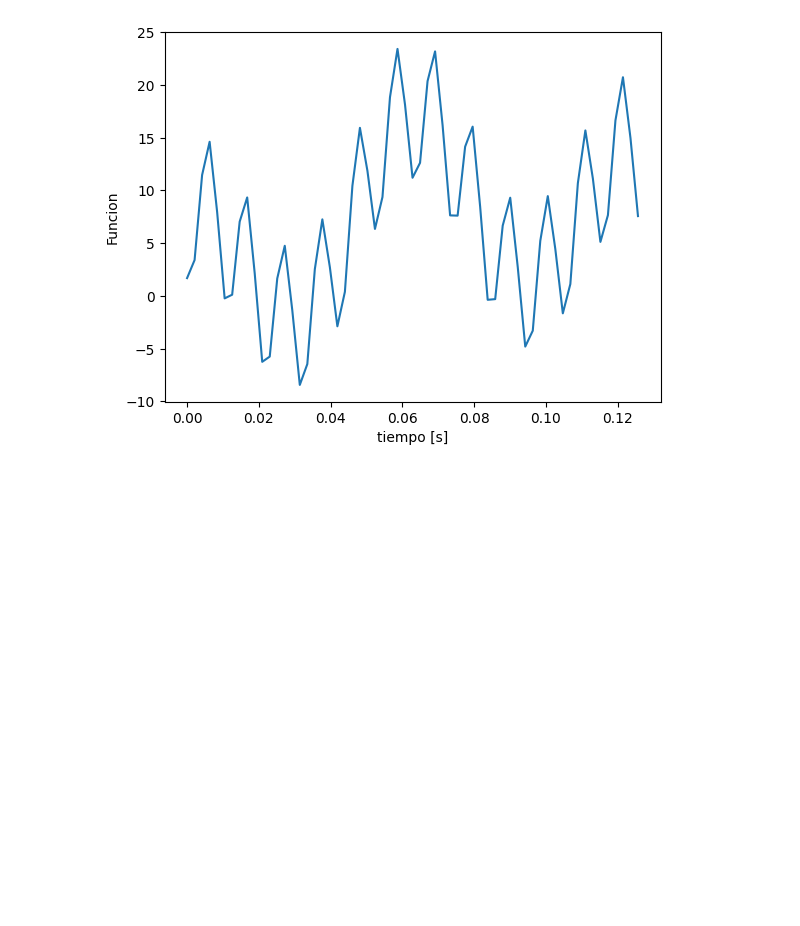
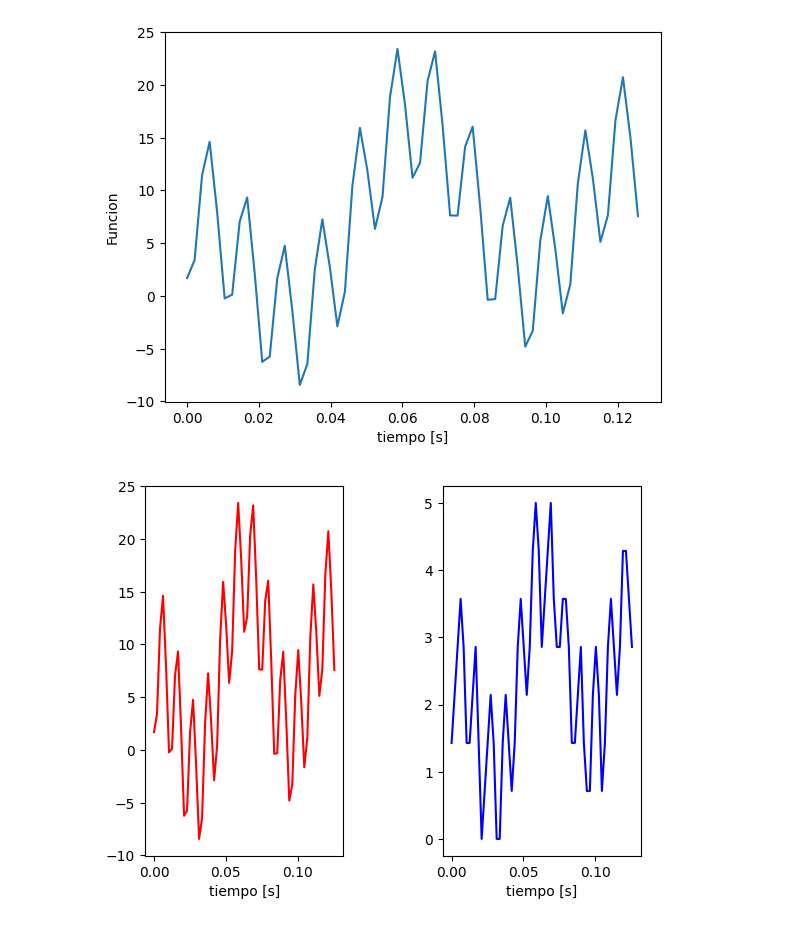
Before and after one commit to Robsy14/Se-ales-y-sistemas, a Jupyter notebook: Copia_de_ejemplo1SyS2021.ipynb, the cells around one changed output. Drawn from its saved outputs; the diff is of its cells as text; code cells hidden in the pictures; blank space fills up the shorter version.

```diff
--- a/Copia_de_ejemplo1SyS2021.ipynb
+++ b/Copia_de_ejemplo1SyS2021.ipynb
@@ -437,9 +437,9 @@ F3=300
 t1=np.pi/50
 t2=np.pi/10
 t3=np.pi/150
-T=np.pi/50
+Ts=np.pi/50
 Ti=0
-Tf=2*T
+Tf=2*Ts
 
 tv=np.arange(Ti,Tf,t3/10)
 y=A1*np.cos(F1*tv)+A2*np.sin(F2*tv)+A3*np.cos(Fs*tv-np.pi/7)
@@ -458,0 +454,43 @@ ve = np.linspace(rmin,rmax,2**nbits)
+# %%
+#cero y pendiente
+ycs = my_ceropen(y, ymin=0,ymax=5)
+
+#número de bits y vector de cuantización
+nbits =3
+rmin = 0
+rmax = 5
+ve = np.linspace(rmin,rmax,2**nbits)
+
+#distancias y cero pendiente a vector cuantizacion
+d = cdist(ycs.reshape(-1,1),ve.reshape(-1,1))
+# %%
+#función cuantización punto a punto
+
+def my_cuantizador(yn, vq) : #yn punto a #cuantizar, vq vector de estados
+
+  Ne = vq.shape[0] #tamaño vector de estados
+  dn = cdist(yn.reshape(-1,1),vq.reshape(-1,1))#distancia yn a vector estados, reshape(-1,1) asegura vectores columna para poder utilizar cdist
+  ind = np.argmin(dn) #posición distancia min
+  return vq[ind]
+# %%
+#recorrer vector cero y spam discretizado para cuantizar
+
+for i in range(ycs.shape[0]):
+   if i==0: #primera muestra
+     yq = my_cuantizador(ycs[i],ve)
+   else:
+     yq = np.append(yq,my_cuantizador(ycs[i],ve))
+# %%
+plt.subplot(121) # 1 = #filas, 2 = #columnas, 1 = # dibujo
+plt.plot(tv,y,'r')
+plt.xlabel('tiempo [s]')
+plt.ylabel('')
+
+plt.subplot(122)
+plt.plot(tv,yq,'b')
+plt.xlabel('tiempo [s]')
+plt.ylabel('')
+plt.subplots_adjust(hspace=0.5,wspace=0.5) #ajustar espaciado entre gráficas
+plt.show()
+# %% [output]
+[figure, added]
```
Also changed, not shown: parts of 2 cells of this notebook.
